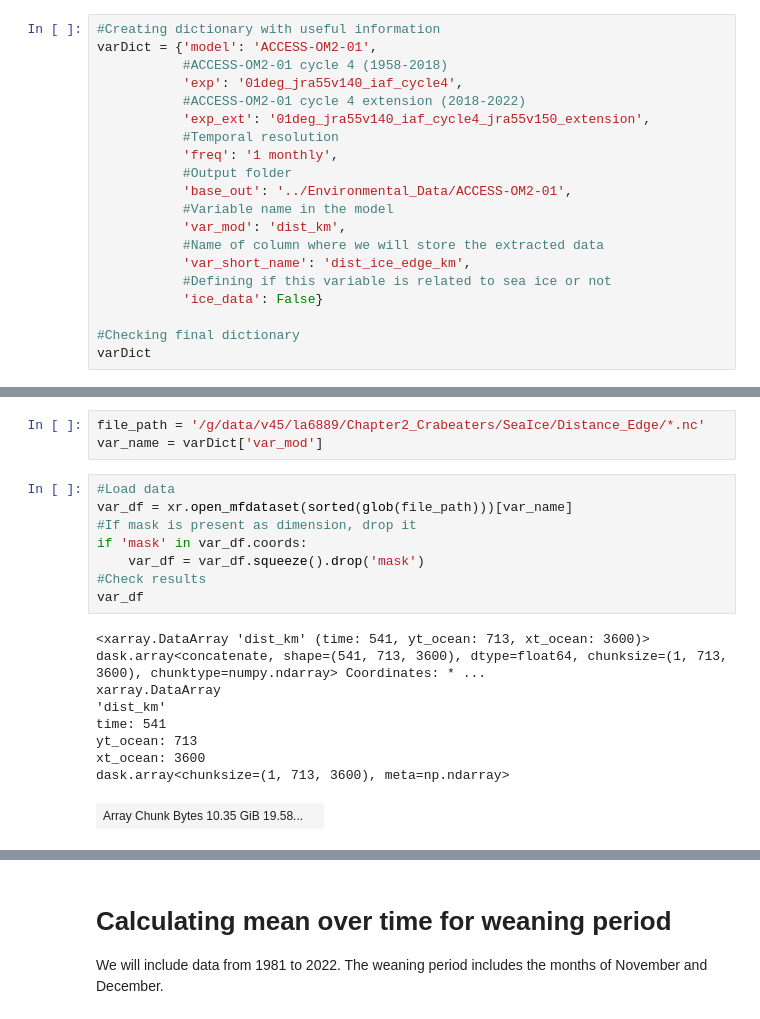
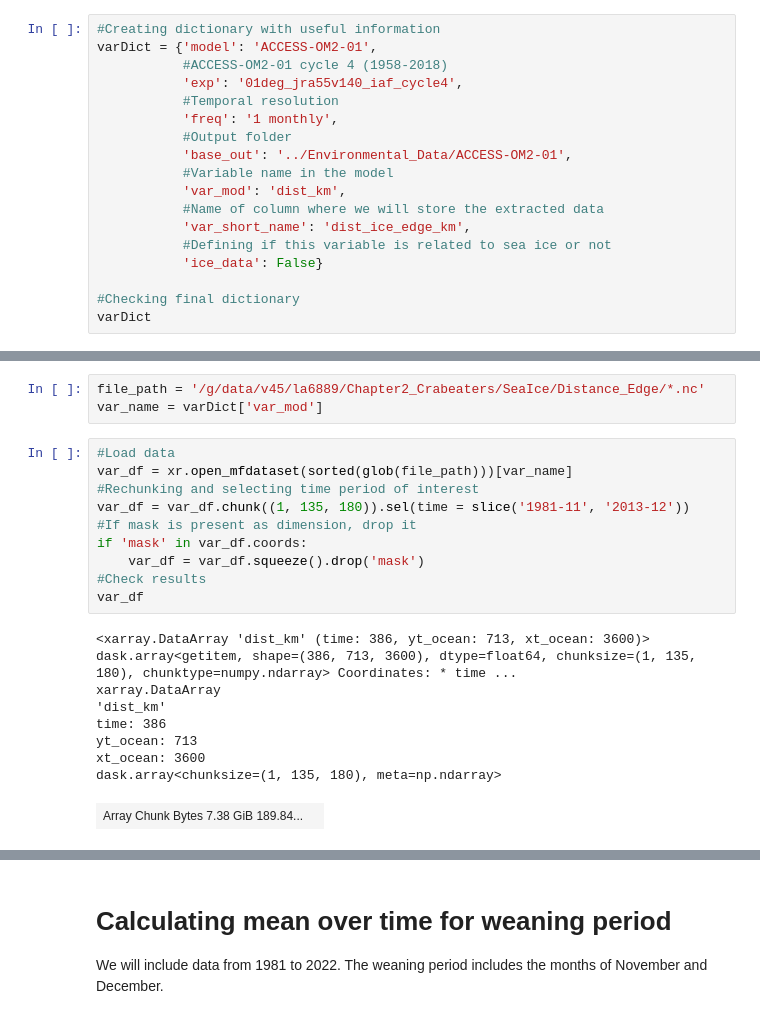
Before and after one commit to lidefi87/Crabeater_Distribution_East_Antarctica, a Jupyter notebook: Scripts/03_Matching_bio_env_data/03a_Getting_mean_env_conditions-ACCESS.ipynb, the cells around one changed output, grey strips where cells are left out. Drawn from its saved outputs; the diff is of its cells as text.

Commit message:
Extracting data for period of interest

```diff
--- a/Scripts/03_Matching_bio_env_data/03a_Getting_mean_env_conditions-ACCESS.ipynb
+++ b/Scripts/03_Matching_bio_env_data/03a_Getting_mean_env_conditions-ACCESS.ipynb
@@ -152,8 +152,6 @@ session = cc.database.create_session()
 varDict = {'model': 'ACCESS-OM2-01',
            #ACCESS-OM2-01 cycle 4 (1958-2018)
            'exp': '01deg_jra55v140_iaf_cycle4',
-           #ACCESS-OM2-01 cycle 4 extension (2018-2022)
-           'exp_ext': '01deg_jra55v140_iaf_cycle4_jra55v150_extension',
            #Temporal resolution
            'freq': '1 monthly',
            #Output folder
@@ -285,20 +305,22 @@ var_name = varDict['var_mod']
 # %%
 #Load data
 var_df = xr.open_mfdataset(sorted(glob(file_path)))[var_name]
+#Rechunking and selecting time period of interest
+var_df = var_df.chunk((1, 135, 180)).sel(time = slice('1981-11', '2013-12'))
 #If mask is present as dimension, drop it
 if 'mask' in var_df.coords:
     var_df = var_df.squeeze().drop('mask')
 #Check results
 var_df
 # %% [output]
-<xarray.DataArray 'dist_km' (time: 541, yt_ocean: 713, xt_ocean: 3600)> dask.array<concatenate, shape=(541, 713, 3600), dtype=float64, chunksize=(1, 713, 3600), chunktype=numpy.ndarray> Coordinates: * ...
+<xarray.DataArray 'dist_km' (time: 386, yt_ocean: 713, xt_ocean: 3600)> dask.array<getitem, shape=(386, 713, 3600), dtype=float64, chunksize=(1, 135, 180), chunktype=numpy.ndarray> Coordinates: * time ...
 xarray.DataArray
 'dist_km'
-time: 541
+time: 386
 yt_ocean: 713
 xt_ocean: 3600
-dask.array<chunksize=(1, 713, 3600), meta=np.ndarray>
+dask.array<chunksize=(1, 135, 180), meta=np.ndarray>
-| Array Chunk Bytes 10.35 GiB 19.58... |  |
+| Array Chunk Bytes 7.38 GiB 189.84... |  |
 Coordinates: (3)
 time
 (time)
```
Also changed, not shown: parts of 10 cells of this notebook, 1 other file.
